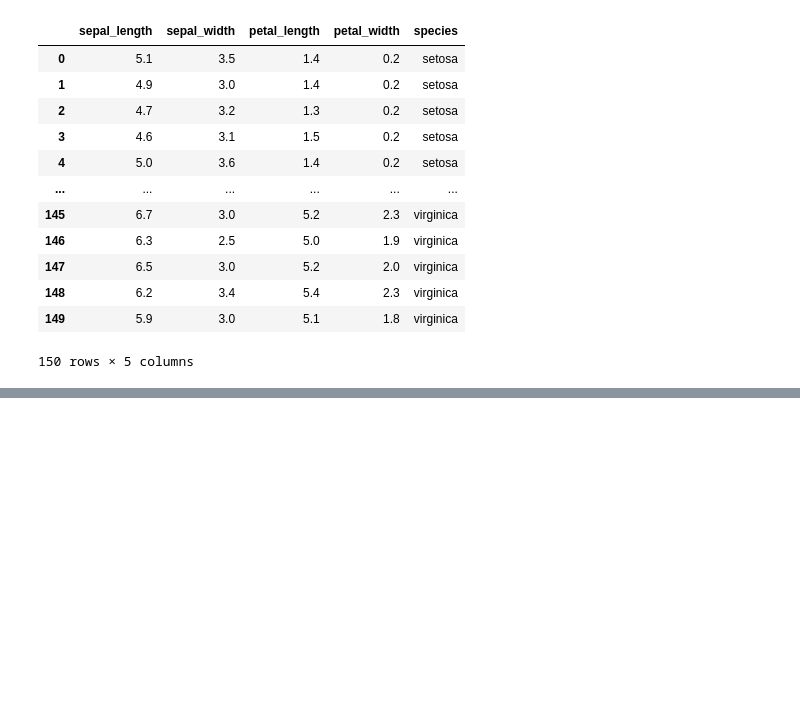
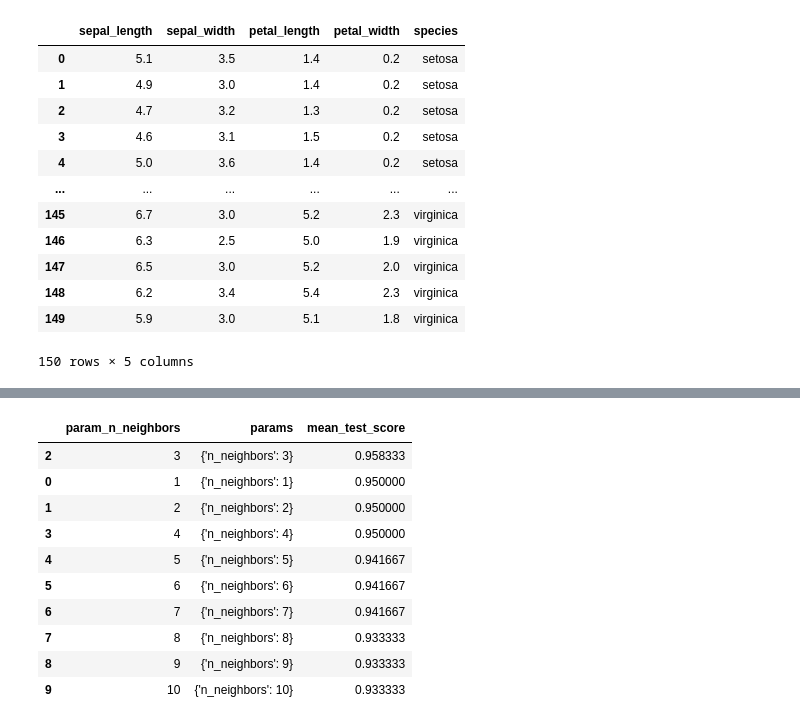
Before and after one commit to amanriyal/grid_search_cv, a Jupyter notebook: grid_search_cv.ipynb, the cells around one changed output, grey strips where cells are left out. Saved outputs shown, nothing was run; the diff lists cells and outputs as text; code cells hidden in the pictures; blank space fills up the shorter version.

```diff
--- a/grid_search_cv.ipynb
+++ b/grid_search_cv.ipynb
@@ -27,0 +94,14 @@ df
+# %%
+result_knn[['param_n_neighbors','params','mean_test_score']].sort_values(by='mean_test_score',ascending=False)
+# %% [output]
+|  | param_n_neighbors | params | mean_test_score |
+| 2 | 3 | {'n_neighbors': 3} | 0.958333 |
+| 0 | 1 | {'n_neighbors': 1} | 0.950000 |
+| 1 | 2 | {'n_neighbors': 2} | 0.950000 |
+| 3 | 4 | {'n_neighbors': 4} | 0.950000 |
+| 4 | 5 | {'n_neighbors': 5} | 0.941667 |
+| 5 | 6 | {'n_neighbors': 6} | 0.941667 |
+| 6 | 7 | {'n_neighbors': 7} | 0.941667 |
+| 7 | 8 | {'n_neighbors': 8} | 0.933333 |
+| 8 | 9 | {'n_neighbors': 9} | 0.933333 |
+| 9 | 10 | {'n_neighbors': 10} | 0.933333 |
```
Also changed, not shown: parts of 12 cells of this notebook.
